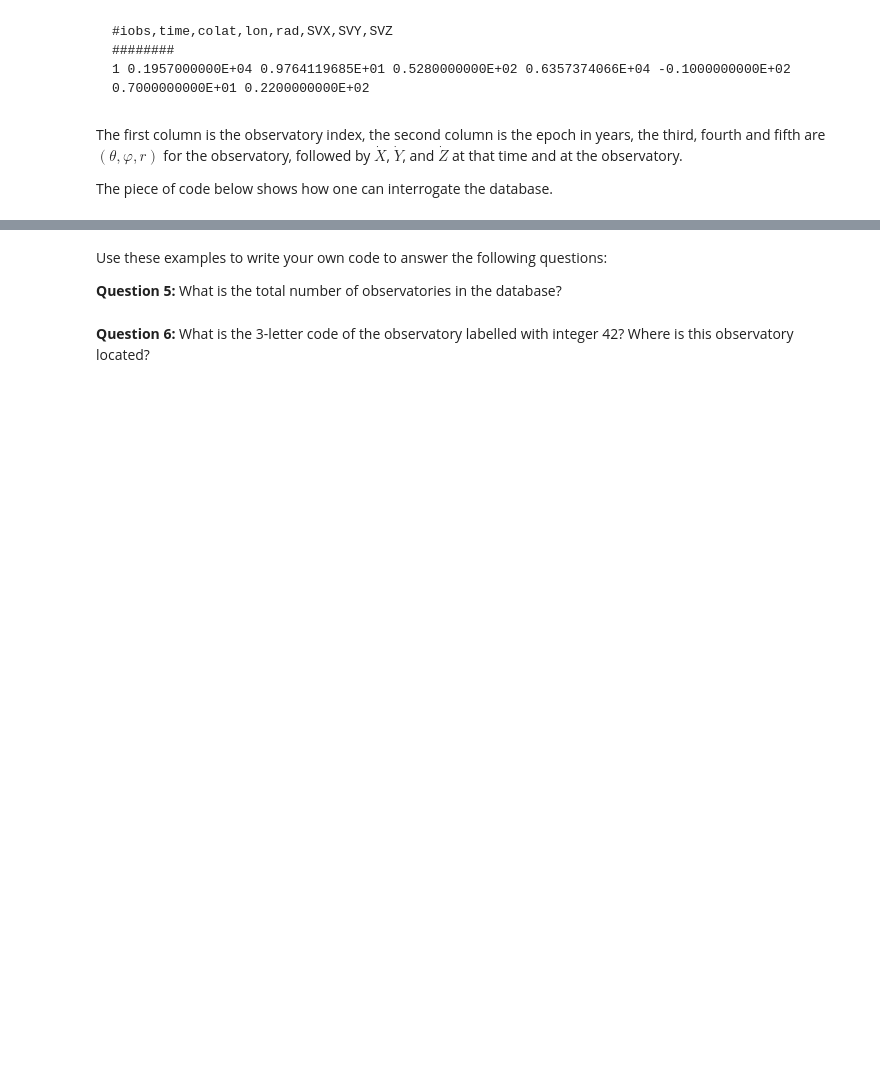
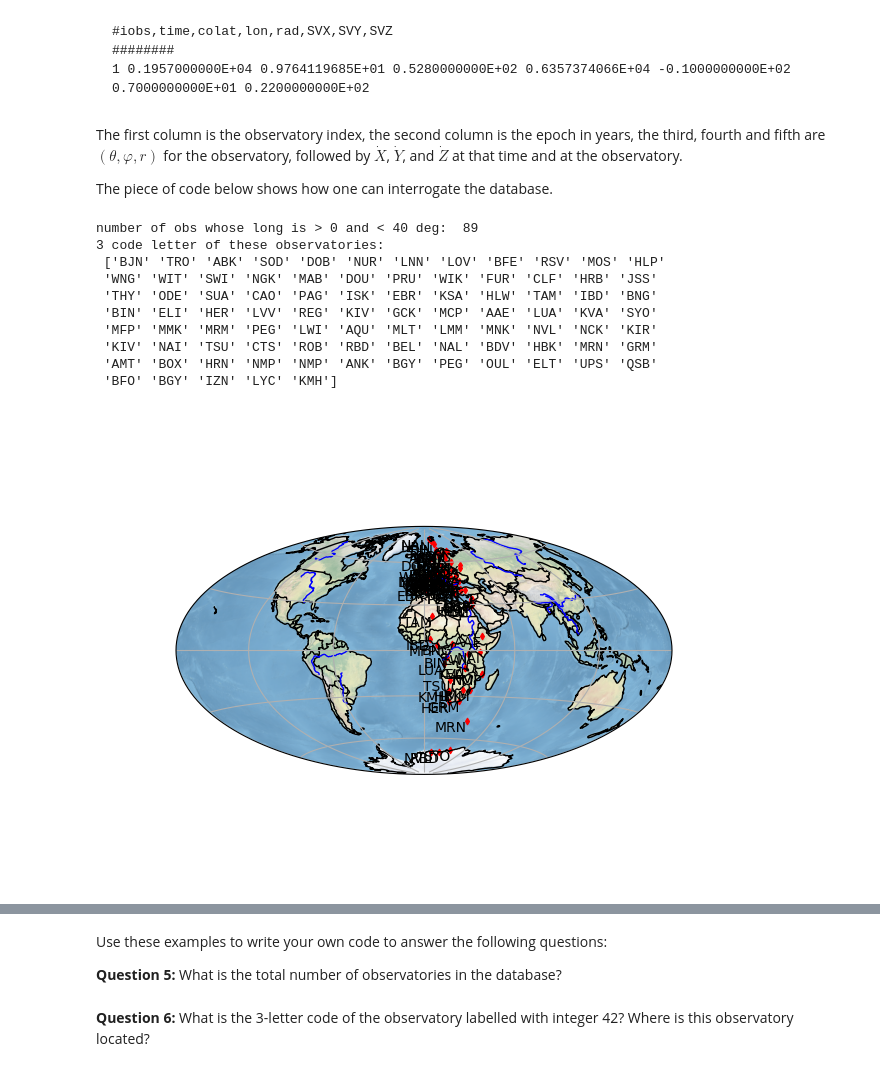
Before and after one commit to af0974/M2_ScientificComputing, a Jupyter notebook: Geomagnetic_Secular_Variation/secular_variation.ipynb, the cells around one changed output, grey strips where cells are left out. Saved outputs shown, nothing was run; the diff lists cells and outputs as text; code cells hidden in the pictures; blank space fills up the shorter version.

```diff
--- a/Geomagnetic_Secular_Variation/secular_variation.ipynb
+++ b/Geomagnetic_Secular_Variation/secular_variation.ipynb
@@ -236,36 +239,48 @@ svzall = svdata[:, 7]
   Example 1: I want to extract those observatories which are
               located between 0 deg east and 40 deg east in longitude
 """
-# I define a mask that defines this condition
+# I define a mask that enforces this condition
 mask = (obs_lon  > 0.) * (obs_lon  < 40.)
 # I mask the original array of indices to extract the indices of those observatories meeting this condition
 my_obs_indx = obs_indx[mask]
 print ('number of obs whose long is > 0 and < 40 deg: ',  np.size(my_obs_indx))
 my_obs_code = obs_code[mask]
 print ('3 code letter of these observatories: \n',  my_obs_code[:])
 
 # Let's plot them quickly
 # get first their coordinates
 my_obs_lon = obs_lon[mask]
 my_obs_lat = obs_lat[mask]
 
 # code to plot below
 import cartopy.crs as crs
 import cartopy.feature as cfeature
 fig = plt.figure()
 central_long = 0 # central longitude in degrees East
-ax = plt.axes( projection = ccrs.Mollweide(central_longitude=central_long) )
+ax = plt.axes( projection = ccrs.Hammer(central_longitude=central_long) )
 ax.set_global()
 #Uncomment below to add ocean and topography
 ax.stock_img()
 ax.add_feature(cfeature.COASTLINE, edgecolor="k")
 ax.add_feature(cfeature.BORDERS, edgecolor="k")
 ax.add_feature(cfeature.RIVERS, edgecolor="blue") # add rivers
 ax.gridlines()
 ax.scatter( x=my_obs_lon, y=my_obs_lat, marker='d', s=10, color='r', alpha=1., transform = crs.PlateCarree())
 for i in range(len(my_obs_code)):
     ax.text(my_obs_lon[i], my_obs_lat[i], my_obs_code[i], color='k', fontsize=10, horizontalalignment="right", verticalalignment="top",transform=crs.PlateCarree())
 plt.show()
+# %% [output]
+number of obs whose long is > 0 and < 40 deg:  89
+3 code letter of these observatories:
+ ['BJN' 'TRO' 'ABK' 'SOD' 'DOB' 'NUR' 'LNN' 'LOV' 'BFE' 'RSV' 'MOS' 'HLP'
+ 'WNG' 'WIT' 'SWI' 'NGK' 'MAB' 'DOU' 'PRU' 'WIK' 'FUR' 'CLF' 'HRB' 'JSS'
+ 'THY' 'ODE' 'SUA' 'CAO' 'PAG' 'ISK' 'EBR' 'KSA' 'HLW' 'TAM' 'IBD' 'BNG'
+ 'BIN' 'ELI' 'HER' 'LVV' 'REG' 'KIV' 'GCK' 'MCP' 'AAE' 'LUA' 'KVA' 'SYO'
+ 'MFP' 'MMK' 'MRM' 'PEG' 'LWI' 'AQU' 'MLT' 'LMM' 'MNK' 'NVL' 'NCK' 'KIR'
+ 'KIV' 'NAI' 'TSU' 'CTS' 'ROB' 'RBD' 'BEL' 'NAL' 'BDV' 'HBK' 'MRN' 'GRM'
+ 'AMT' 'BOX' 'HRN' 'NMP' 'NMP' 'ANK' 'BGY' 'PEG' 'OUL' 'ELT' 'UPS' 'QSB'
+ 'BFO' 'BGY' 'IZN' 'LYC' 'KMH']
+[figure, added]
 # %%
 """
   Example 2: I select observatory 'NGK' (Niemegk, Germany) and I plot the record of the secular variation of the Y component at this observatory
```
Also changed, not shown: parts of 19 cells of this notebook, 8 other files.
